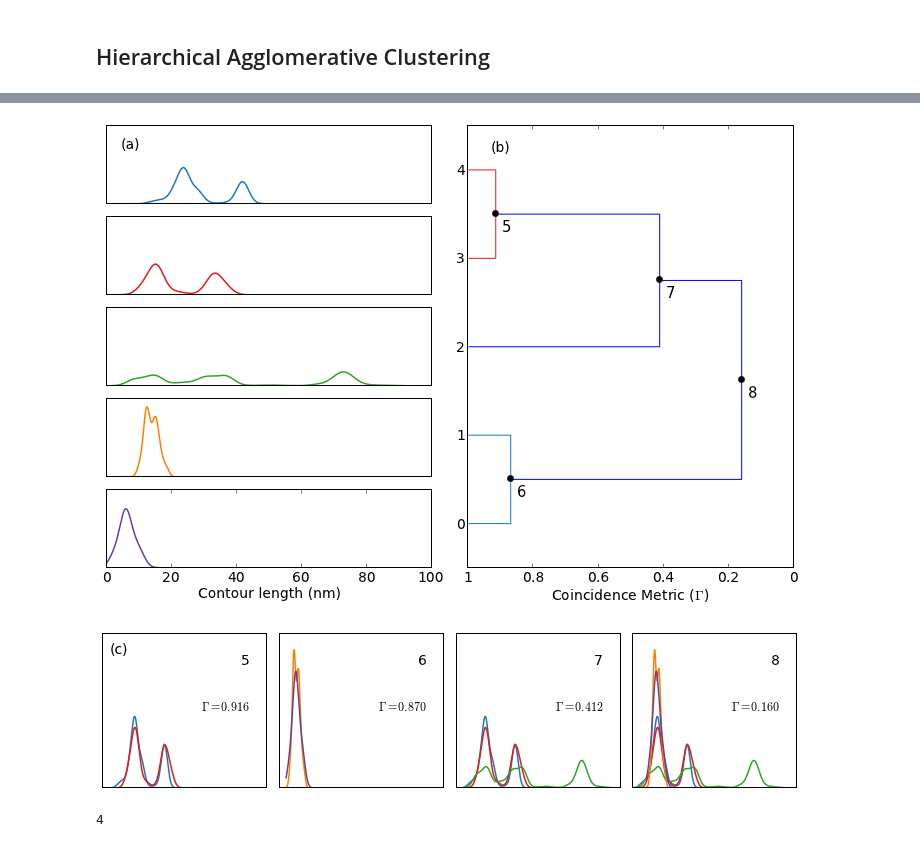
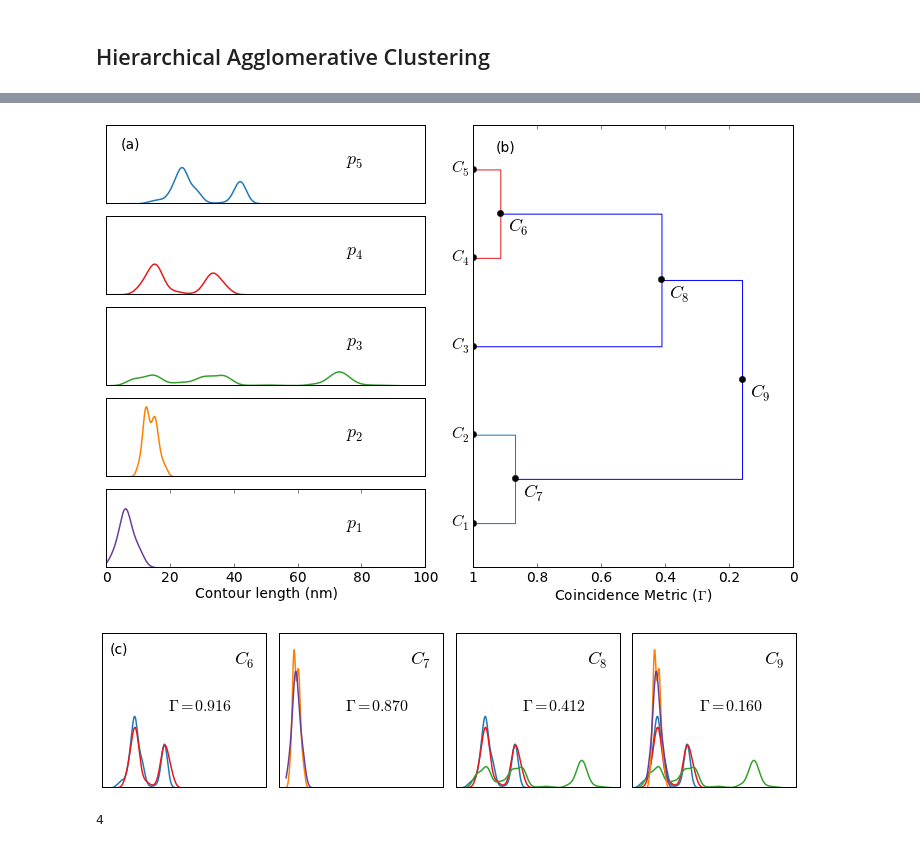
Before and after one commit to hilaryjoyce/smfs-data-analysis, a Jupyter notebook: Thesis figures.ipynb, the cells around one changed output, grey strips where cells are left out. Drawn from its saved outputs; the diff is of its cells as text; code cells hidden in the pictures.

```diff
--- a/Thesis figures.ipynb
+++ b/Thesis figures.ipynb
@@ -1463,6 +1461,7 @@ ylim(0,0.2)
 yticks([])
 xticks([])
 text(5,0.14, '(a)', fontsize=14)
+text(75,0.1, '$p_%d$' % (i+1), fontsize=18)
 tight_layout()
 
 subplot(523)
@@ -1472,6 +1471,7 @@ xlim(0,100)
 ylim(0,0.2)
 yticks([])
 xticks([])
+text(75,0.1, '$p_%d$' % (i+1), fontsize=18)
 tight_layout()
 
 subplot(525)
@@ -1481,6 +1481,7 @@ xlim(0,100)
 ylim(0,0.2)
 yticks([])
 xticks([])
+text(75,0.1, '$p_%d$' % (i+1), fontsize=18)
 tight_layout()
 
 subplot(5,2,7)
@@ -1490,6 +1491,7 @@ xlim(0,100)
 ylim(0,0.2)
 yticks([])
 xticks([])
+text(75,0.1, '$p_%d$' % (i+1), fontsize=18)
 tight_layout()
 
 subplot(5,2,9)
@@ -1498,36 +1500,40 @@ plot(lcd_list[i][0], lcd_list[i][1],color=cpool[11], lw=1.5)
 xlim(0,100)
 ylim(0,0.2)
 yticks([])
 xticks(size=14)
+text(75,0.1, '$p_%d$' % (i+1), fontsize=18)
 xlabel("Contour length (nm)", fontsize=14)
 tight_layout()
 
 ax = subplot(122)
 set_link_color_palette(cpool)
 dendro = dendrogram(coa.Z, no_labels=False, orientation="left", count_sort=True);
 nx = asarray([round(d[1],5) for d in dendro['dcoord']])
 ny = asarray([(i[1]+i[2])/2 for i in dendro['icoord']])
 args = argsort(nx)
 nx = nx[args]
 ny = ny[args]
 ylabel('')
-yticks(size=14)
+yloc = yticks()[0]
+yticks(yloc, ['$C_1$', '$C_2$', '$C_3$', '$C_4$', '$C_5$'], size=16)
 xticks([1, 0.8, 0.6, 0.4, 0.2, 0], [0, 0.2, 0.4, 0.6, 0.8, 1])
 xticks(fontsize=14)
 xlabel('Coincidence Metric ($\Gamma$)', size=14)
 text(0.1, 0.95,'(b)',
      horizontalalignment='center',
      verticalalignment='center',
      transform = ax.transAxes, size = 14)
 i = 5
 for [x, y] in zip(nx, ny):
     plot(x, y, 'ko')
-    text(x+0.025, y-2, '%d' % i, fontsize=15)
+    text(x+0.025, y-2, '$C_%d$' % (i+1), fontsize=18)
     i = i+1
+for [x, y] in zip(zeros(5), yloc):
+    plot(x, y, 'ko')
 tight_layout()
 savefig('%sfive_curves_dendro.pdf' % fig_folder)
 # %% [output]
-[figure, old version]
+[figure, new version]
 # %%
 figsize(10,2.5)
 ax = subplot(141)
@@ -1540,8 +1546,8 @@ xlim(0,100)
 ylim(0,0.2)
 yticks([])
 xticks([])
-text(85,0.16, '%g' % cluster_id, fontsize=14)
-text(60, 0.1, '$\Gamma = %.3f$' % (1-nx[cluster_id-5]))
+text(80,0.16, '$C_%g$' % (cluster_id+1), fontsize=18)
+text(40, 0.1, '$\Gamma = %.3f$' % (1-nx[cluster_id-5]), size=16)
 text(0.1, 0.9,'(c)',
      horizontalalignment='center',
      verticalalignment='center',
@@ -1560,8 +1566,8 @@ xlim(0,100)
 ylim(0,0.2)
 yticks([])
 xticks([])
-text(85,0.16, '%g' % cluster_id, fontsize=14)
-text(60, 0.1, '$\Gamma = %.3f$' % (1-nx[cluster_id-5]))
+text(80,0.16, '$C_%g$' % (cluster_id+1), fontsize=18)
+text(40, 0.1, '$\Gamma = %.3f$' % (1-nx[cluster_id-5]), size=16)
 
 ax = subplot(144)
 cluster_id = 8
@@ -1578,8 +1584,8 @@ xlim(0,100)
 ylim(0,0.2)
 yticks([])
 xticks([])
-text(85,0.16, '%g' % cluster_id, fontsize=14)
-text(60, 0.1, '$\Gamma = %.3f$' % (1-nx[cluster_id-5]))
+text(80,0.16, '$C_%g$' % (cluster_id+1), fontsize=18)
+text(40, 0.1, '$\Gamma = %.3f$' % (1-nx[cluster_id-5]), size=16)
 
 
 ax = subplot(142)
@@ -1591,13 +1597,13 @@ xlim(0,100)
 ylim(0,0.2)
 yticks([])
 xticks([])
-text(85,0.16, '%g' % cluster_id, fontsize=14)
-text(60, 0.1, '$\Gamma = %.3f$' % (1-nx[cluster_id-5]))
+text(80,0.16, '$C_%g$' % (cluster_id+1), fontsize=18)
+text(40, 0.1, '$\Gamma = %.3f$' % (1-nx[cluster_id-5]), size=16)
 tight_layout()
 
 savefig('%sfive_clusters_sep.pdf' % fig_folder)
 # %% [output]
-[figure, old version]
+[figure, new version]
 # %%
 len(coa.Z)
 # %% [output]
```
Also changed, not shown: parts of 27 cells of this notebook, 1 other file.
